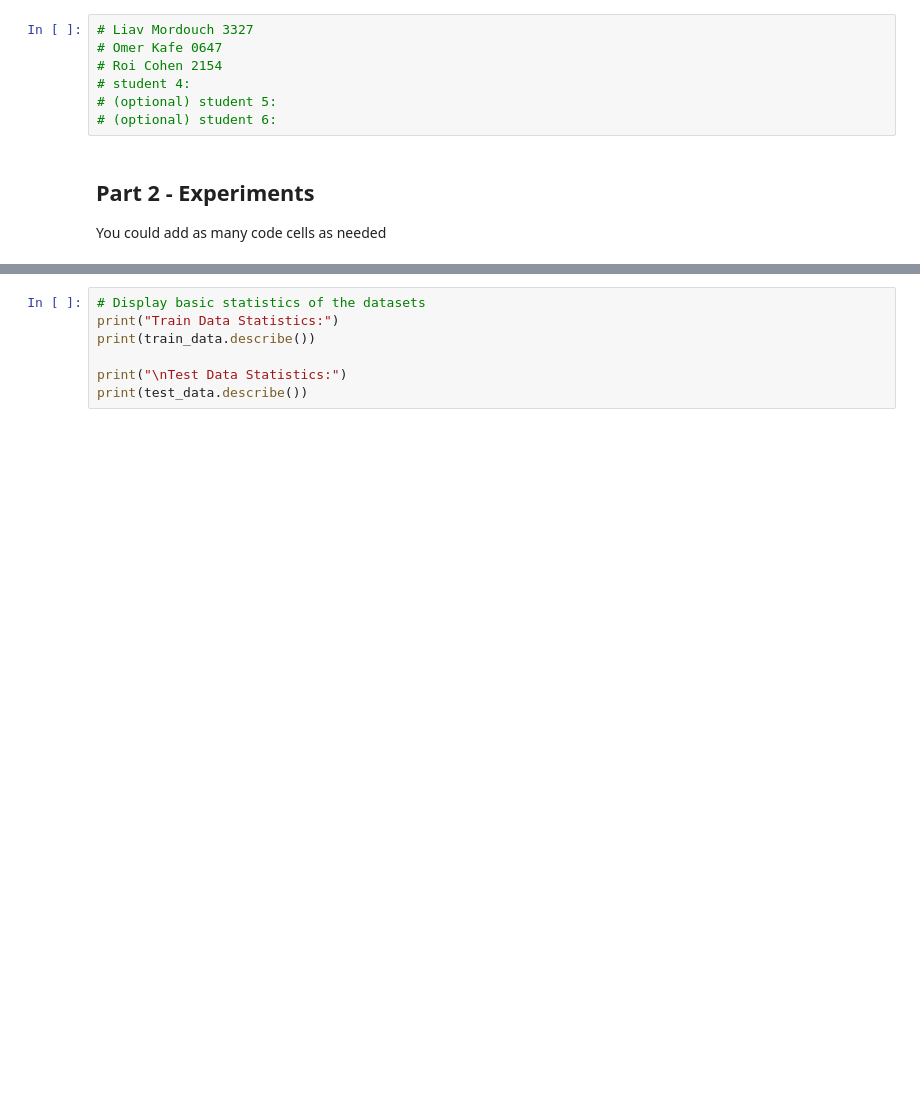
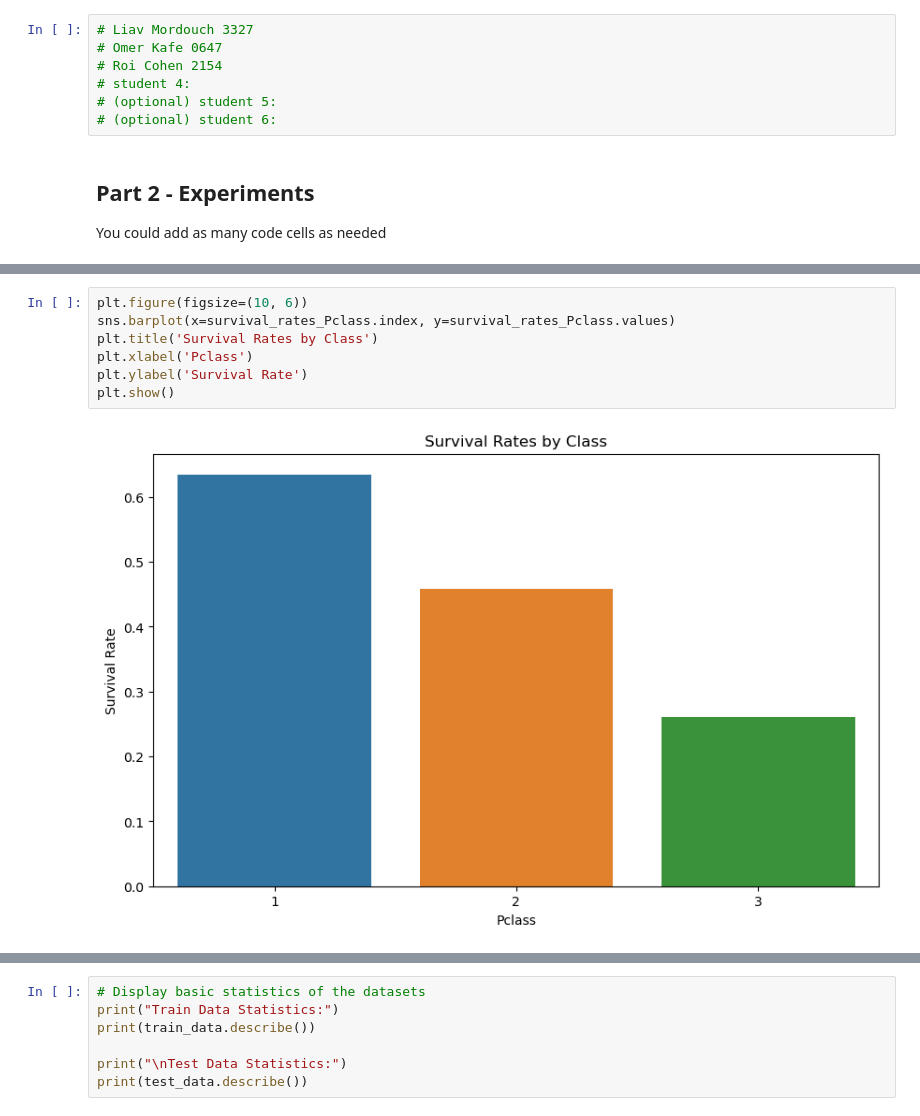
Before and after one commit to Deftera186/Titanic-ML, a Jupyter notebook: Assignment2_supervised_learning_flow.ipynb, the cells around one changed output, grey strips where cells are left out. Drawn from its saved outputs; the diff is of its cells as text; blank space fills up the shorter version.

```diff
--- a/Assignment2_supervised_learning_flow.ipynb
+++ b/Assignment2_supervised_learning_flow.ipynb
@@ -45,0 +77,9 @@ Test Data:
+# %%
+plt.figure(figsize=(10, 6))
+sns.barplot(x=survival_rates_Pclass.index, y=survival_rates_Pclass.values)
+plt.title('Survival Rates by Class')
+plt.xlabel('Pclass')
+plt.ylabel('Survival Rate')
+plt.show()
+# %% [output]
+[figure, added]
```
Also changed, not shown: parts of 21 cells of this notebook.
